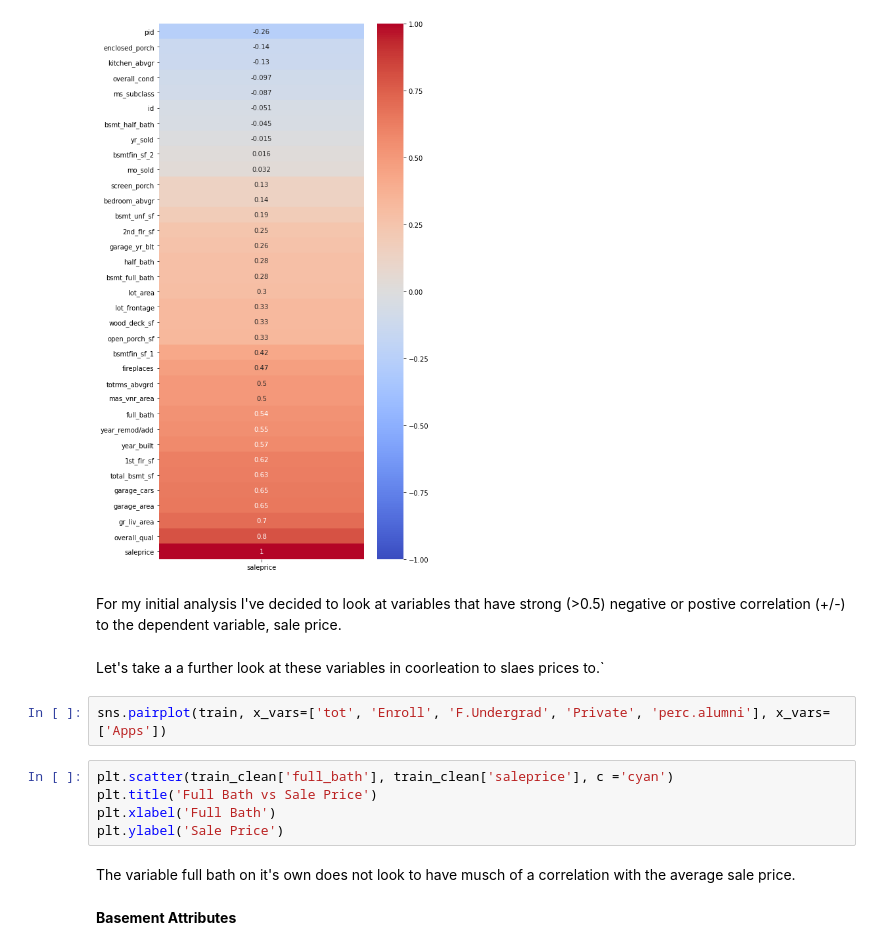
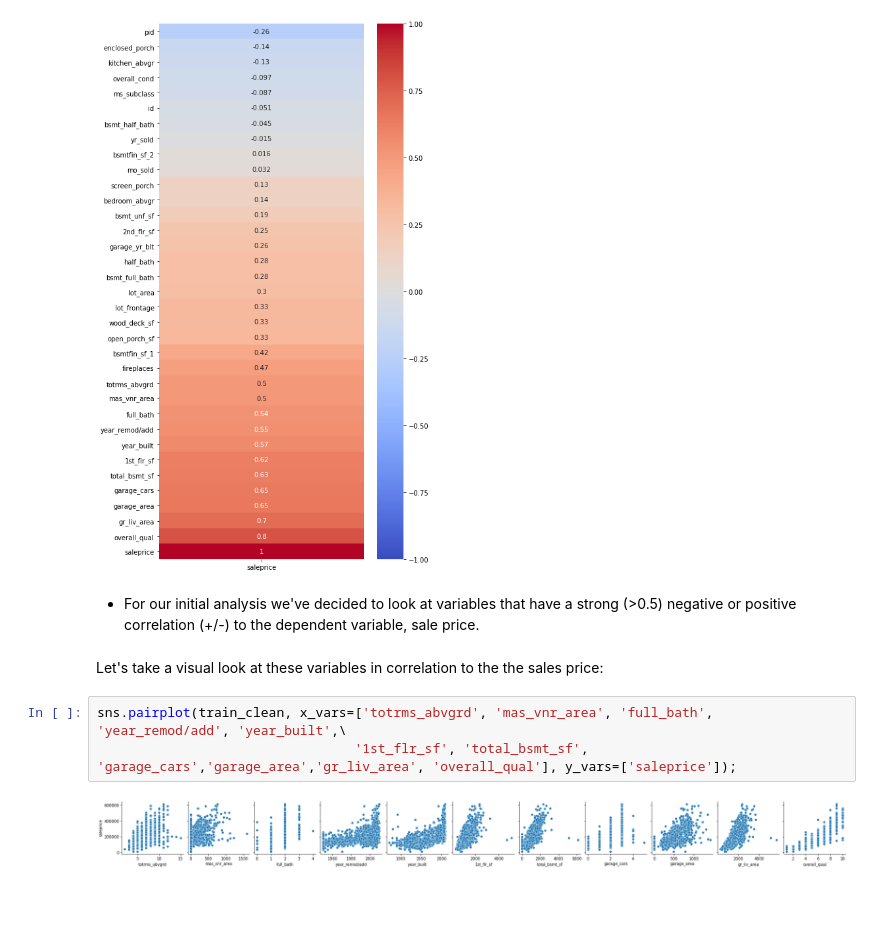
Before and after one commit to akamara05/Ames_housing_project, a Jupyter notebook: Part 2 EDA .ipynb, the cells around one changed output. Saved outputs shown, nothing was run; the diff lists cells and outputs as text; blank space fills up the shorter version.

```diff
--- a/Part 2 EDA .ipynb
+++ b/Part 2 EDA .ipynb
@@ -78,17 +78,11 @@ sns.heatmap(train_clean.corr()[['saleprice']].sort_values('saleprice'),
 <AxesSubplot:>
 [figure]
 # %% [markdown]
-For my initial analysis I've decided to look at variables that have strong (>0.5) negative or postive correlation (+/-) to the dependent variable, sale price.
+* For our initial analysis we've decided to look at variables that have a strong (>0.5) negative or positive correlation (+/-) to the dependent variable, sale price.
 # %% [markdown]
-Let's take a a further look at these variables in coorleation  to slaes prices to.`
+Let's take a visual look at these variables in correlation to the the sales price:
 # %%
-sns.pairplot(train, x_vars=['tot', 'Enroll', 'F.Undergrad', 'Private', 'perc.alumni'], x_vars=['Apps'])
+sns.pairplot(train_clean, x_vars=['totrms_abvgrd', 'mas_vnr_area', 'full_bath', 'year_remod/add', 'year_built',\
+                                 '1st_flr_sf', 'total_bsmt_sf', 'garage_cars','garage_area','gr_liv_area', 'overall_qual'], y_vars=['saleprice']);
+# %% [output]
+[figure, added]
-# %%
-plt.scatter(train_clean['full_bath'], train_clean['saleprice'], c ='cyan')
-plt.title('Full Bath vs Sale Price')
-plt.xlabel('Full Bath')
-plt.ylabel('Sale Price')
-# %% [markdown]
-The variable full bath on it's own does not look to have musch of a correlation with the average sale price.
-# %% [markdown]
-__Basement Attributes__
```
Also changed, not shown: parts of 60 cells of this notebook, 9 other files.
